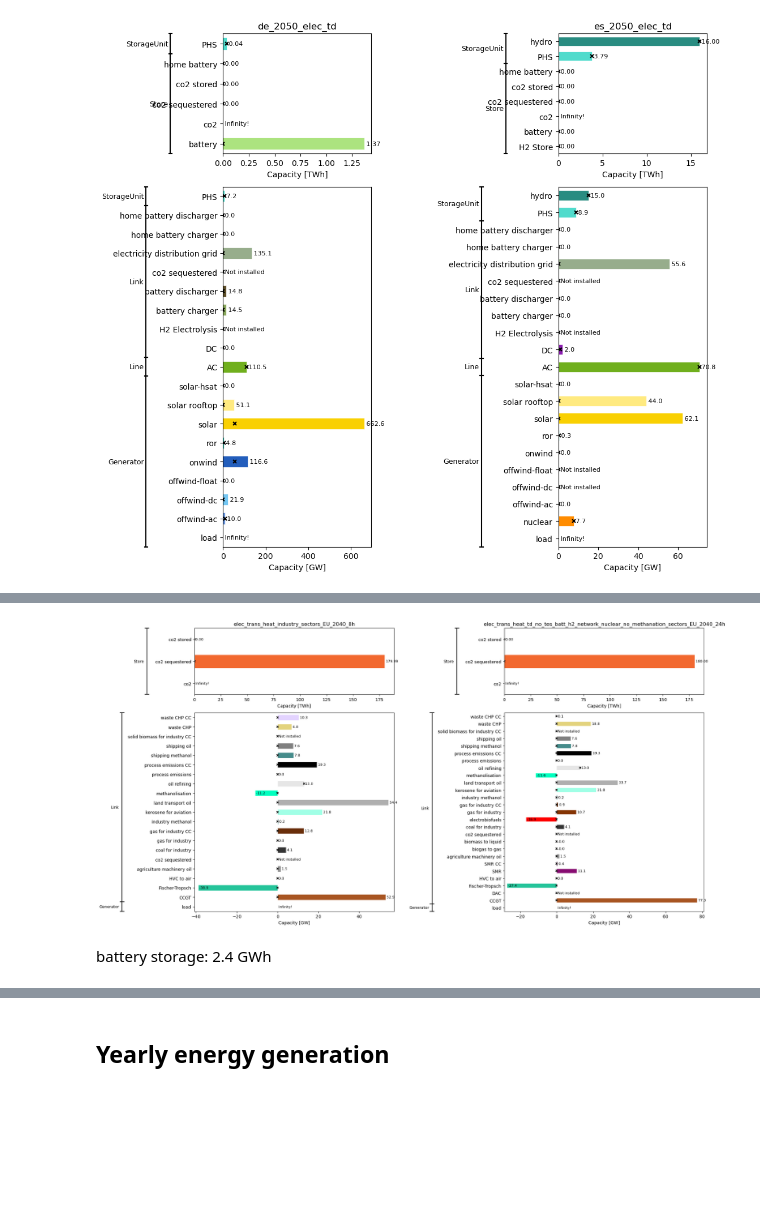
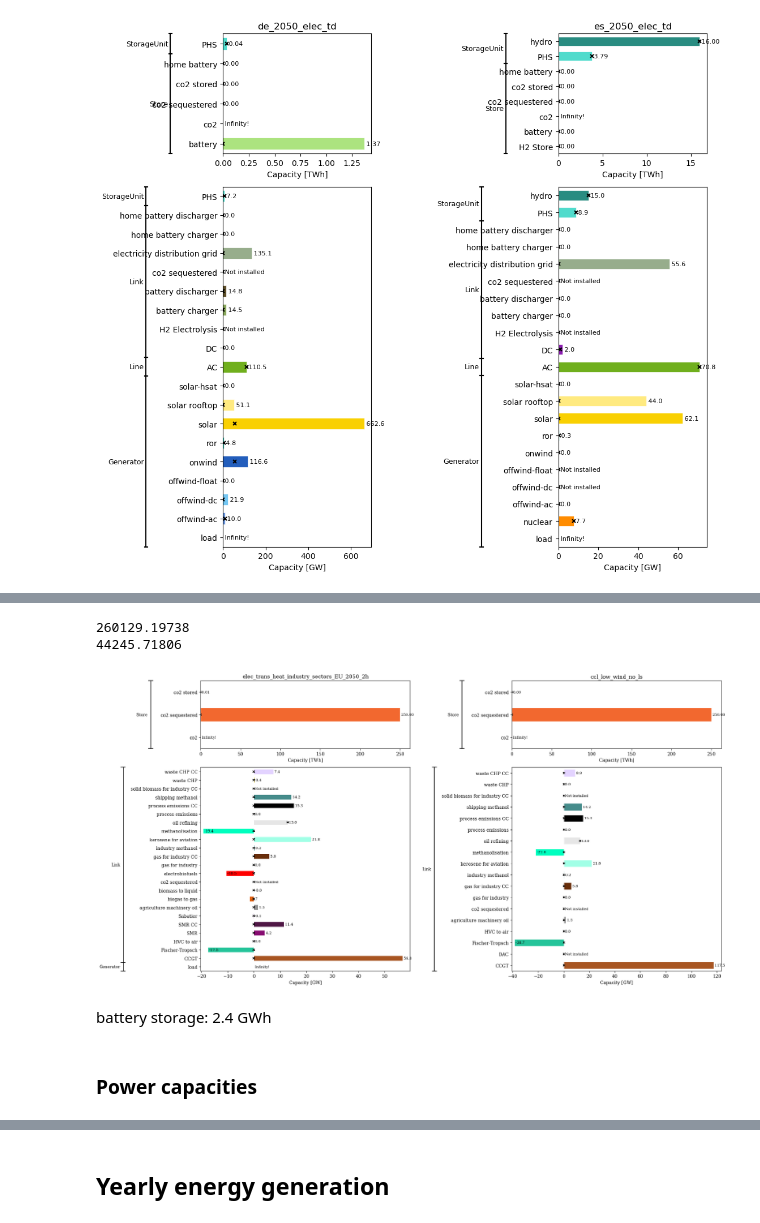
Before and after one commit to ayshaC/pypsa-eur, a Jupyter notebook: analysis/mineral_analysis.ipynb, the cells around one changed output, grey strips where cells are left out. Saved outputs shown, nothing was run; the diff lists cells and outputs as text; code cells hidden in the pictures; blank space fills up the shorter version.

Commit message:
chart development

```diff
--- a/analysis/mineral_analysis.ipynb
+++ b/analysis/mineral_analysis.ipynb
@@ -19,6 +22,11 @@ nice_names = pypsa_config["plotting"]["nice_names"]
 
 minerals = ['Aluminium', 'Cobalt', 'Copper', 'Dysprosium', 'Gallium',  'Graphite', 'Indium', 'Lithium', 'Manganese', 'Neodymium', 'Nickel', 'Praseodymium', 'Selenium', 'Silver', 'Tellurium', 'Vanadium', 'Zinc', 'Silicon', 'Chromium', 'Platinum', 'Palladium']
 rare_earths = ['Neodymium', 'Praseodymium', 'Dysprosium']
+# %%
+# set matplotlib design
+
+plt.rcParams["font.family"] = "serif"
+plt.rcParams["mathtext.fontset"] = "dejavuserif"
 # %% [markdown]
 ## Functions
 # %%
@@ -1185,7 +1461,7 @@ plt.show()
 # %% [output]
 [figure]
 # %%
-runs = [sample_new_2h_2050, sample_1h_2050]
+runs = [sample_2h, sample_low_wind_2h]
 
 fig, ax = plt.subplots(2, len(runs), figsize=(10 * len(runs), 10), gridspec_kw={"height_ratios": [1, 3]})
 
@@ -1229,5 +1525,11 @@ plt.show()
+# %%
+print(n[sample_base].statistics.optimal_capacity()[n[sample_base].statistics.optimal_capacity().index.get_level_values('carrier').str.contains("Wind")].sum())
+print(n[sample_mga_wind_min].statistics.optimal_capacity()[n[sample_mga_wind_min].statistics.optimal_capacity().index.get_level_values('carrier').str.contains("Wind")].sum())
+# %% [output]
+260129.19738
+44245.71806
 # %%
-runs = [sample_8h, sample2]
+runs = [sample_new_2h_2050, sample_low_wind_no_ls]
 co2_carriers = ['co2', 'co2 sequestered', 'co2 stored']
 
 fig, ax = plt.subplots(2, len(runs), figsize=(10 * len(runs), 10), gridspec_kw={"height_ratios": [1, 3]})
@@ -1241,34 +1543,36 @@ for i, run in enumerate(runs):
 
     plot_comparison_barh(
         energy_df / 1e6,  # TWh
         ax[0, i],
         lower_col="Installed Capacity",
         upper_col="Optimal Capacity",
         tech_colors=tech_colors,
         xlabel="Capacity [TWh]",
         title=run,
         annotate_decimals=2,
         show_legend=False,
     )
 
     inst = stats[run].installed_capacity(drop_zero=False, nice_names=False, round=3, groupby="carrier", bus_carrier=co2_carriers).drop("Store")
     opt = stats[run].optimal_capacity(drop_zero=False, nice_names=False, round=3, groupby="carrier", bus_carrier=co2_carriers).drop("Store")
     power_df = pd.DataFrame({"Installed Capacity": inst, "Optimal Capacity": opt})
 
     plot_comparison_barh(
         power_df / 1e3,  # GW
         ax[1, i],
         lower_col="Installed Capacity",
         upper_col="Optimal Capacity",
         tech_colors=tech_colors,
         xlabel="Capacity [GW]",
         show_legend=False,
     )
 
 plt.tight_layout()
 plt.show()
 # %% [output]
-[figure, old version]
+[figure, new version]
 # %% [markdown]
 battery storage: 2.4 GWh
+# %% [markdown]
+### Power capacities
 # %%
```
Also changed, not shown: parts of 81 cells of this notebook.
